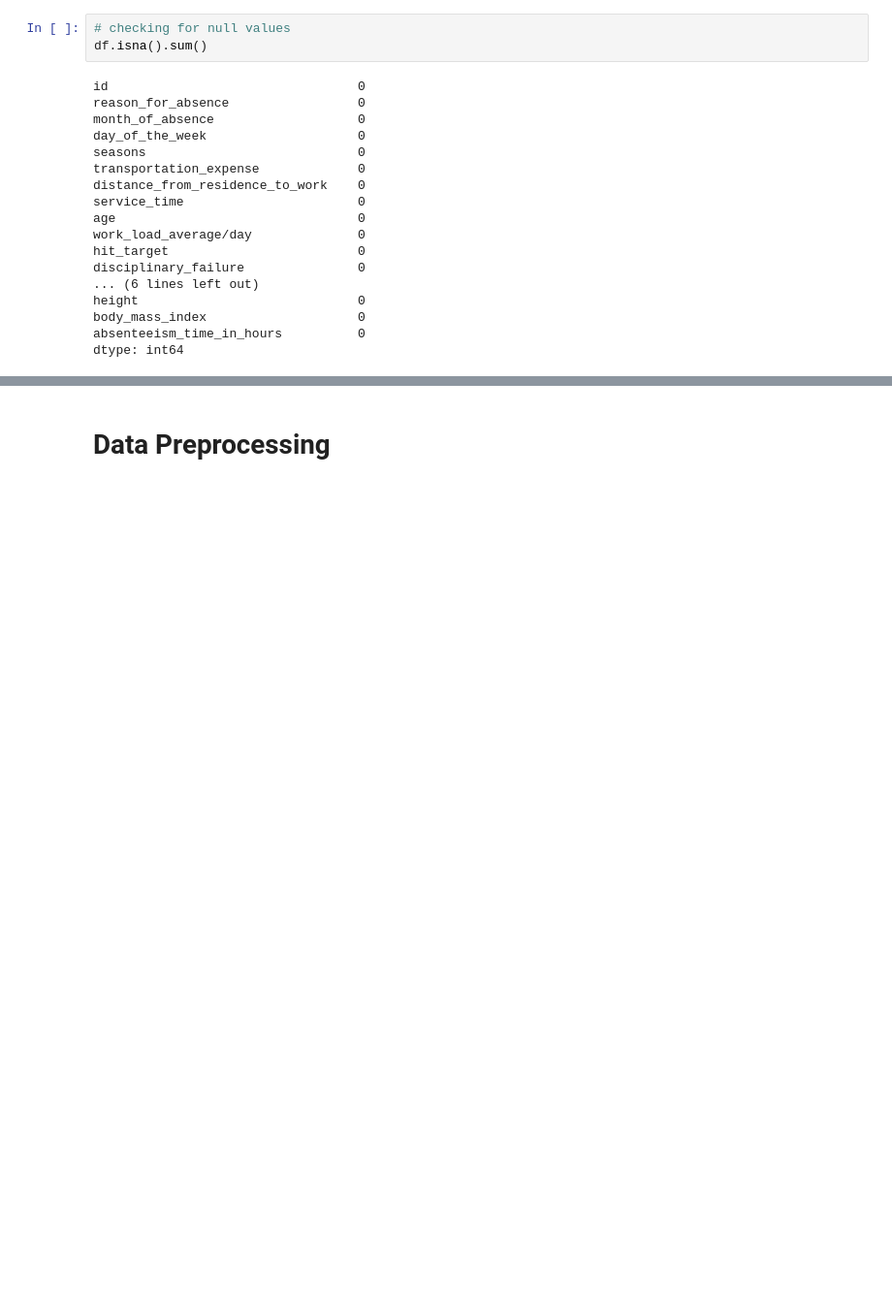
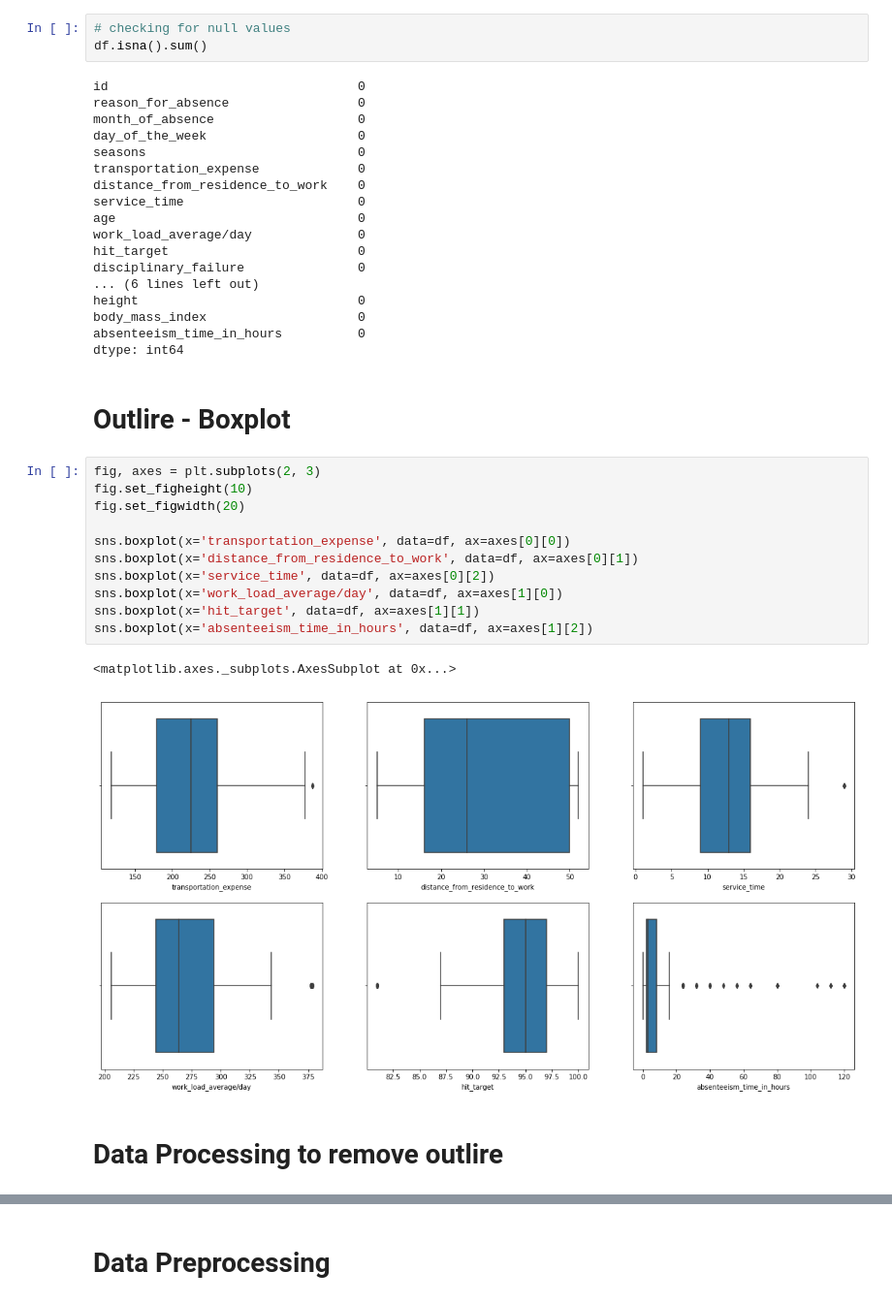
Before and after one commit to samarth-malhotra/DM_ASSIGNMENT, a Jupyter notebook: Assignment.ipynb, the cells around one changed output, grey strips where cells are left out. Shown: that part at 97% size. Cells and saved outputs as stored; diff of their text form; blank space fills up the shorter version.

Commit message:
Adding boxplot

```diff
--- a/Assignment.ipynb
+++ b/Assignment.ipynb
@@ -59,3 +60,21 @@ height                             0
 body_mass_index                    0
 absenteeism_time_in_hours          0
 dtype: int64
+# %% [markdown]
+# Outlire - Boxplot
+# %%
+fig, axes = plt.subplots(2, 3)
+fig.set_figheight(10)
+fig.set_figwidth(20)
+
+sns.boxplot(x='transportation_expense', data=df, ax=axes[0][0])
+sns.boxplot(x='distance_from_residence_to_work', data=df, ax=axes[0][1])
+sns.boxplot(x='service_time', data=df, ax=axes[0][2])
+sns.boxplot(x='work_load_average/day', data=df, ax=axes[1][0])
+sns.boxplot(x='hit_target', data=df, ax=axes[1][1])
+sns.boxplot(x='absenteeism_time_in_hours', data=df, ax=axes[1][2])
+# %% [output]
+<matplotlib.axes._subplots.AxesSubplot at 0x...>
+[figure, added]
+# %% [markdown]
+# Data Processing to remove outlire
```
Also changed, not shown: parts of 6 cells of this notebook.
